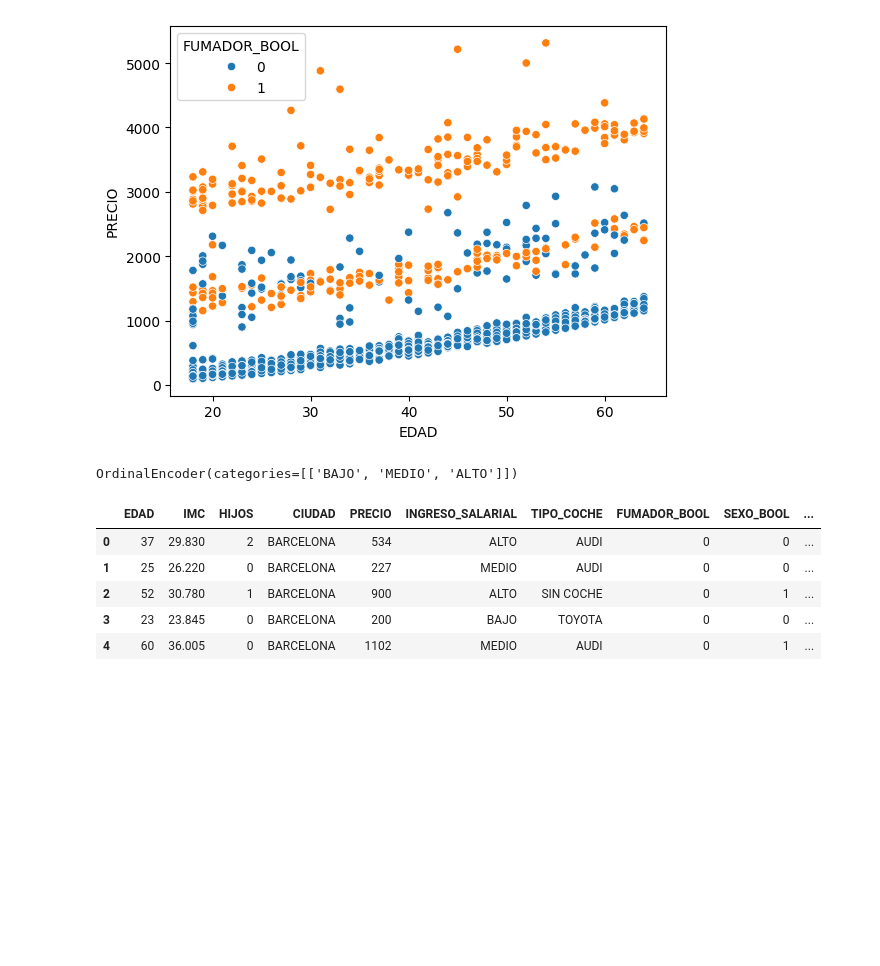
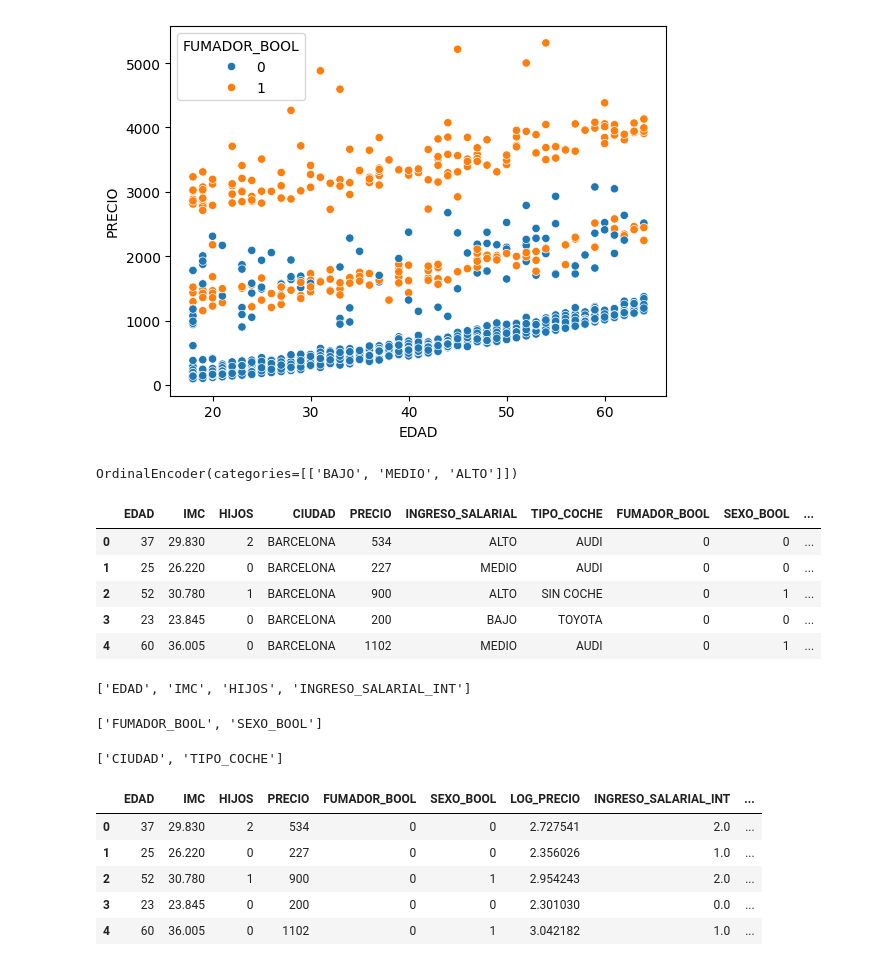
Before and after one commit to rulogar1234/nuclio-1, a Jupyter notebook: Clase2_Preprocesamiento_en_clase.ipynb, the cells around one changed output. Cells and saved outputs as stored; diff of their text form; code cells hidden in the pictures; blank space fills up the shorter version.

```diff
--- a/Clase2_Preprocesamiento_en_clase.ipynb
+++ b/Clase2_Preprocesamiento_en_clase.ipynb
@@ -418,0 +424,12 @@ del(df_seguro4["INGRESO_SALARIAL"])
+# %%
+lnum2
+# %% [output]
+['EDAD', 'IMC', 'HIJOS', 'INGRESO_SALARIAL_INT']
+# %%
+lbool2
+# %% [output]
+['FUMADOR_BOOL', 'SEXO_BOOL']
+# %%
+lcat2
+# %% [output]
+['CIUDAD', 'TIPO_COCHE']
@@ -418,0 +439,9 @@ del(df_seguro4["INGRESO_SALARIAL"])
+# %%
+df_seguro5.head()
+# %% [output]
+|  | EDAD | IMC | HIJOS | PRECIO | FUMADOR_BOOL | SEXO_BOOL | LOG_PRECIO | INGRESO_SALARIAL_INT | ... |
+| 0 | 37 | 29.830 | 2 | 534 | 0 | 0 | 2.727541 | 2.0 | ... |
+| 1 | 25 | 26.220 | 0 | 227 | 0 | 0 | 2.356026 | 1.0 | ... |
+| 2 | 52 | 30.780 | 1 | 900 | 0 | 1 | 2.954243 | 2.0 | ... |
+| 3 | 23 | 23.845 | 0 | 200 | 0 | 0 | 2.301030 | 0.0 | ... |
+| 4 | 60 | 36.005 | 0 | 1102 | 0 | 1 | 3.042182 | 1.0 | ... |
```
Also changed, not shown: parts of 12 cells of this notebook.
